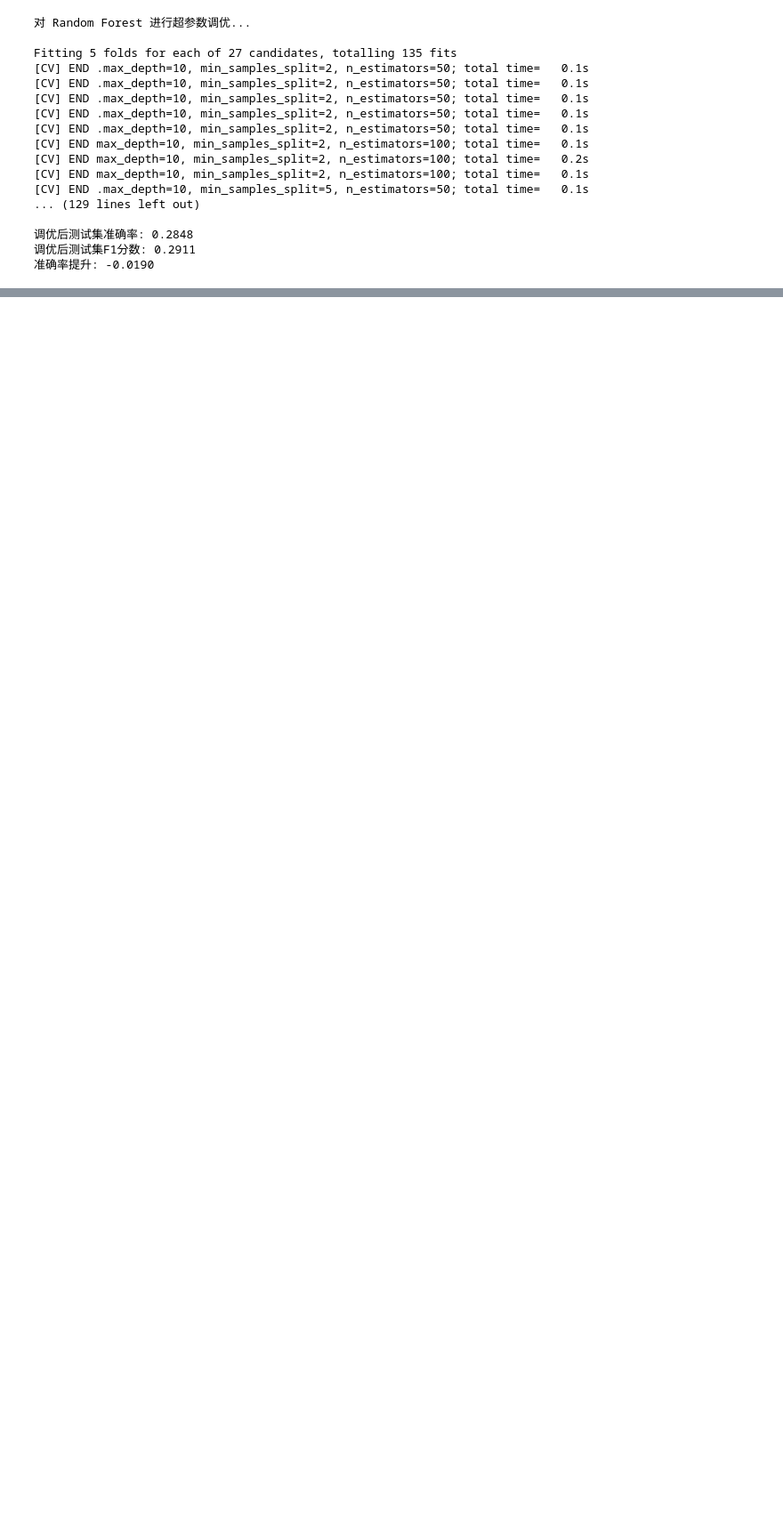
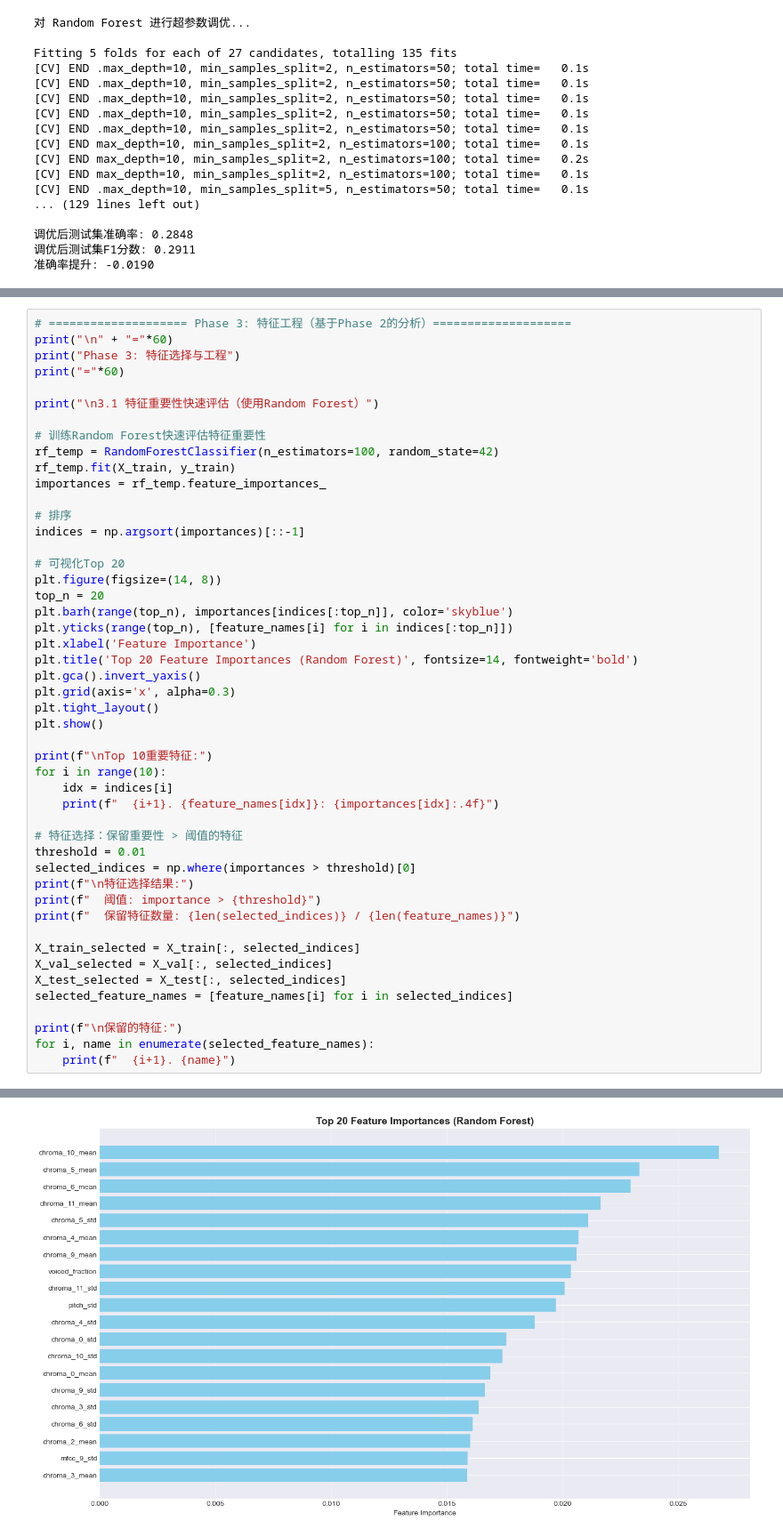
Before and after one commit to snowcatsmoking/ML_Coursework, a Jupyter notebook: exp.ipynb, the cells around one changed output, grey strips where cells are left out. Shown: that part at 89% size. Drawn from its saved outputs; the diff is of its cells as text; blank space fills up the shorter version.

```diff
--- a/exp.ipynb
+++ b/exp.ipynb
@@ -445,0 +739,49 @@ Fitting 5 folds for each of 27 candidates, totalling 135 fits
+# %%
+# ==================== Phase 3: 特征工程（基于Phase 2的分析）====================
+print("\n" + "="*60)
+print("Phase 3: 特征选择与工程")
+print("="*60)
+
+print("\n3.1 特征重要性快速评估（使用Random Forest）")
+
+# 训练Random Forest快速评估特征重要性
+rf_temp = RandomForestClassifier(n_estimators=100, random_state=42)
+rf_temp.fit(X_train, y_train)
+importances = rf_temp.feature_importances_
+
+# 排序
+indices = np.argsort(importances)[::-1]
+
+# 可视化Top 20
+plt.figure(figsize=(14, 8))
+top_n = 20
+plt.barh(range(top_n), importances[indices[:top_n]], color='skyblue')
+plt.yticks(range(top_n), [feature_names[i] for i in indices[:top_n]])
+plt.xlabel('Feature Importance')
+plt.title('Top 20 Feature Importances (Random Forest)', fontsize=14, fontweight='bold')
+plt.gca().invert_yaxis()
+plt.grid(axis='x', alpha=0.3)
+plt.tight_layout()
+plt.show()
+
+print(f"\nTop 10重要特征:")
+for i in range(10):
+    idx = indices[i]
+    print(f"  {i+1}. {feature_names[idx]}: {importances[idx]:.4f}")
+
+# 特征选择：保留重要性 > 阈值的特征
+threshold = 0.01
+selected_indices = np.where(importances > threshold)[0]
+print(f"\n特征选择结果:")
+print(f"  阈值: importance > {threshold}")
+print(f"  保留特征数量: {len(selected_indices)} / {len(feature_names)}")
+
+X_train_selected = X_train[:, selected_indices]
+X_val_selected = X_val[:, selected_indices]
+X_test_selected = X_test[:, selected_indices]
+selected_feature_names = [feature_names[i] for i in selected_indices]
+
+print(f"\n保留的特征:")
+for i, name in enumerate(selected_feature_names):
+    print(f"  {i+1}. {name}")
+# %% [output]
@@ -445,0 +793 @@ Fitting 5 folds for each of 27 candidates, totalling 135 fits
+[figure, added]
```
Also changed, not shown: parts of 10 cells of this notebook.
